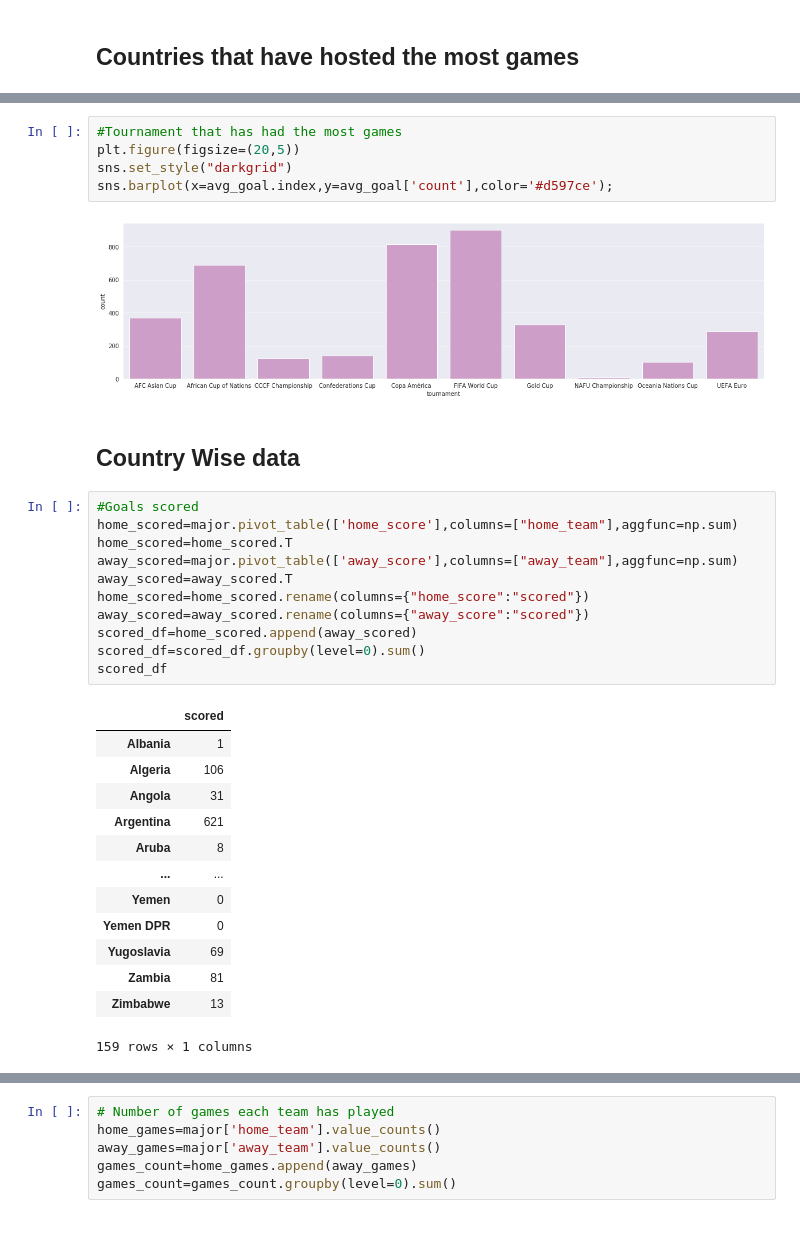
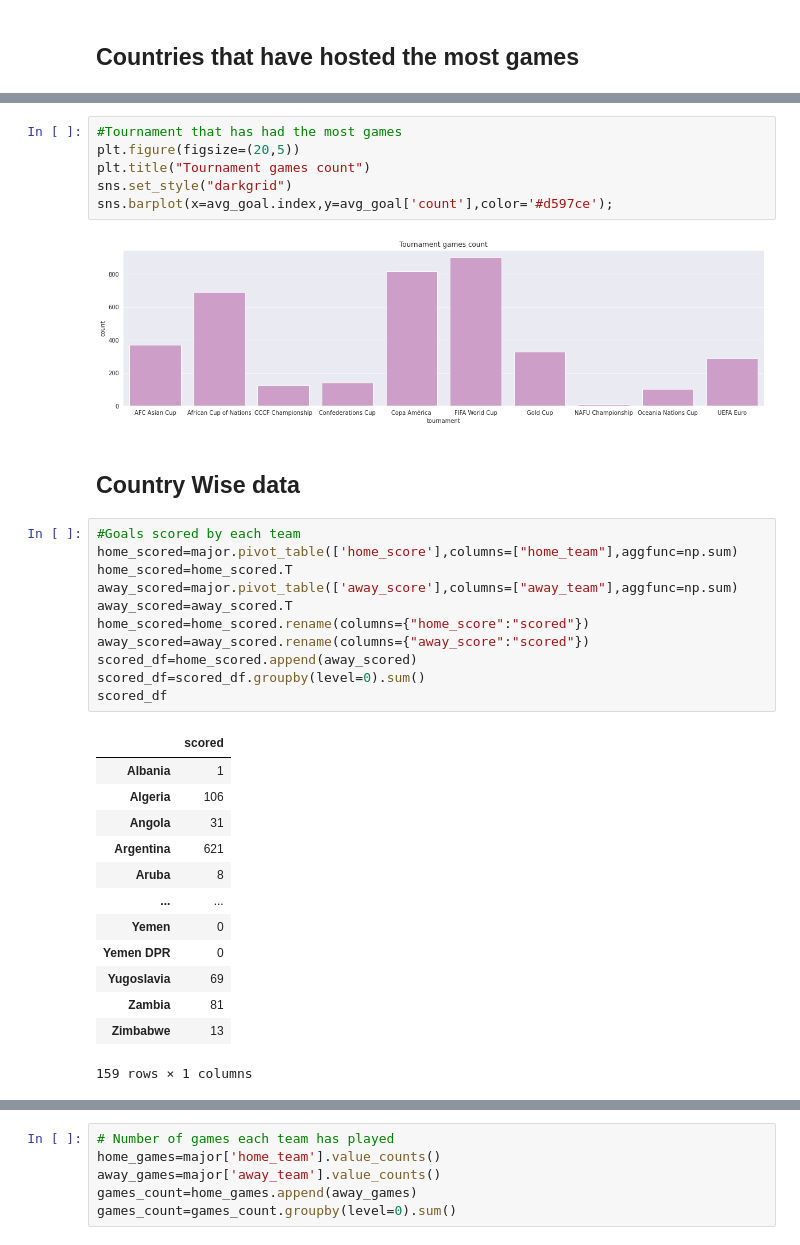
Before and after one commit to Thayyebsalim/International_football_EDA_Visualization, a Jupyter notebook: international_EDA_visualization.ipynb, the cells around one changed output, grey strips where cells are left out. Saved outputs shown, nothing was run; the diff lists cells and outputs as text.

```diff
--- a/international_EDA_visualization.ipynb
+++ b/international_EDA_visualization.ipynb
@@ -304,14 +309,15 @@ fig.show()
 # %%
 #Tournament that has had the most games
 plt.figure(figsize=(20,5))
+plt.title("Tournament games count")
 sns.set_style("darkgrid")
 sns.barplot(x=avg_goal.index,y=avg_goal['count'],color='#d597ce');
 # %% [output]
-[figure, old version]
+[figure, new version]
 # %% [markdown]
 ## Country Wise data
 # %%
-#Goals scored
+#Goals scored by each team
 home_scored=major.pivot_table(['home_score'],columns=["home_team"],aggfunc=np.sum)
 home_scored=home_scored.T
 away_scored=major.pivot_table(['away_score'],columns=["away_team"],aggfunc=np.sum)
```
Also changed, not shown: parts of 18 cells of this notebook, 5 other files.
